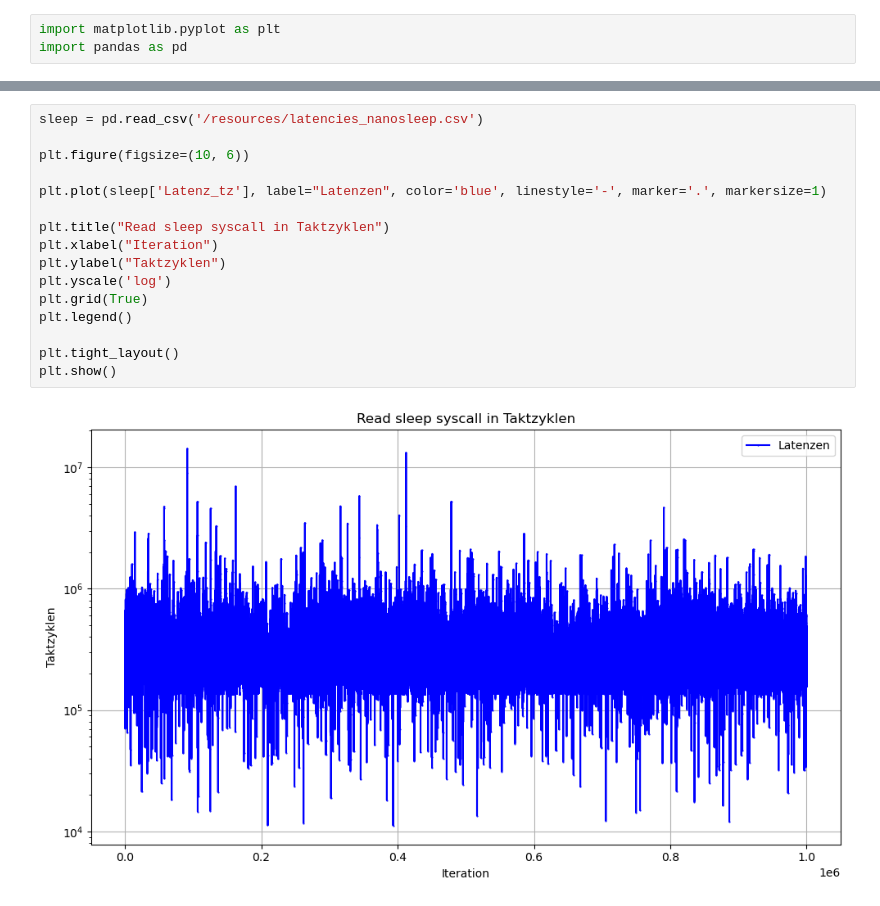
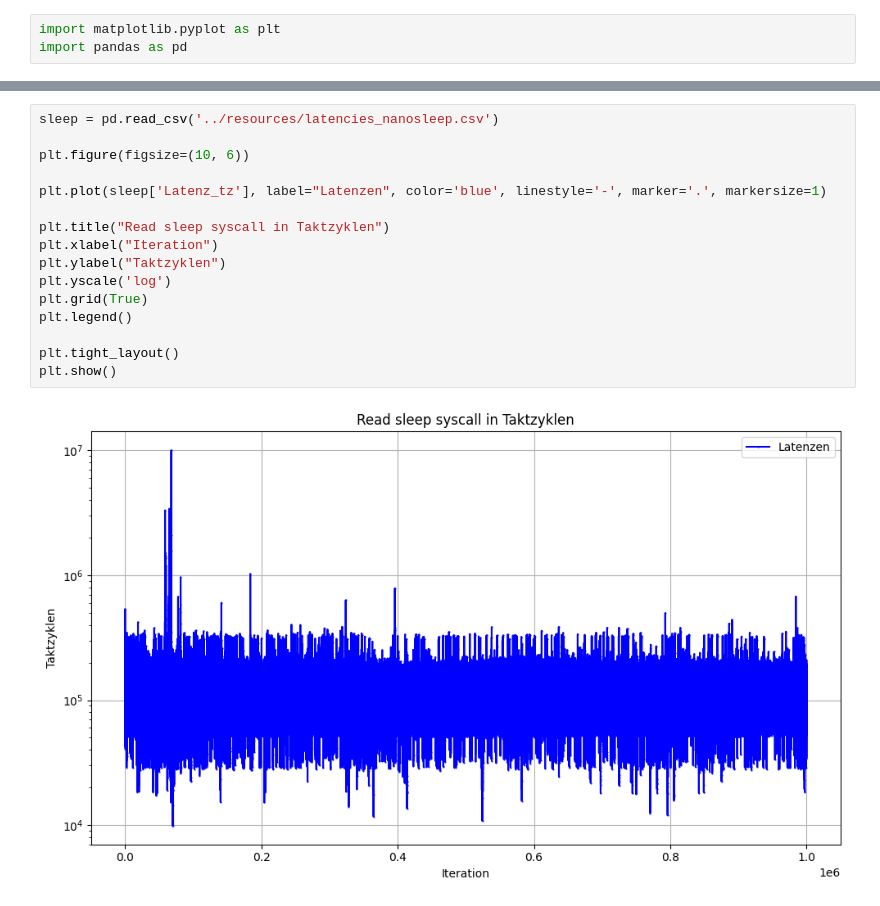
Before and after one commit to Raphael90K/BSA1, a Jupyter notebook: jupyter/TimeContext.ipynb, the cells around one changed output, grey strips where cells are left out. Drawn from its saved outputs; the diff is of its cells as text.

```diff
--- a/jupyter/TimeContext.ipynb
+++ b/jupyter/TimeContext.ipynb
@@ -40,19 +40,19 @@ plt.show()
 # %%
-sleep = pd.read_csv('/resources/latencies_nanosleep.csv')
+sleep = pd.read_csv('../resources/latencies_nanosleep.csv')
 
 plt.figure(figsize=(10, 6))
 
 plt.plot(sleep['Latenz_tz'], label="Latenzen", color='blue', linestyle='-', marker='.', markersize=1)
 
 plt.title("Read sleep syscall in Taktzyklen")
 plt.xlabel("Iteration")
 plt.ylabel("Taktzyklen")
 plt.yscale('log')
 plt.grid(True)
 plt.legend()
 
 plt.tight_layout()
 plt.show()
 # %% [output]
-[figure, old version]
+[figure, new version]
 # %%
```
Also changed, not shown: parts of 8 cells of this notebook.
